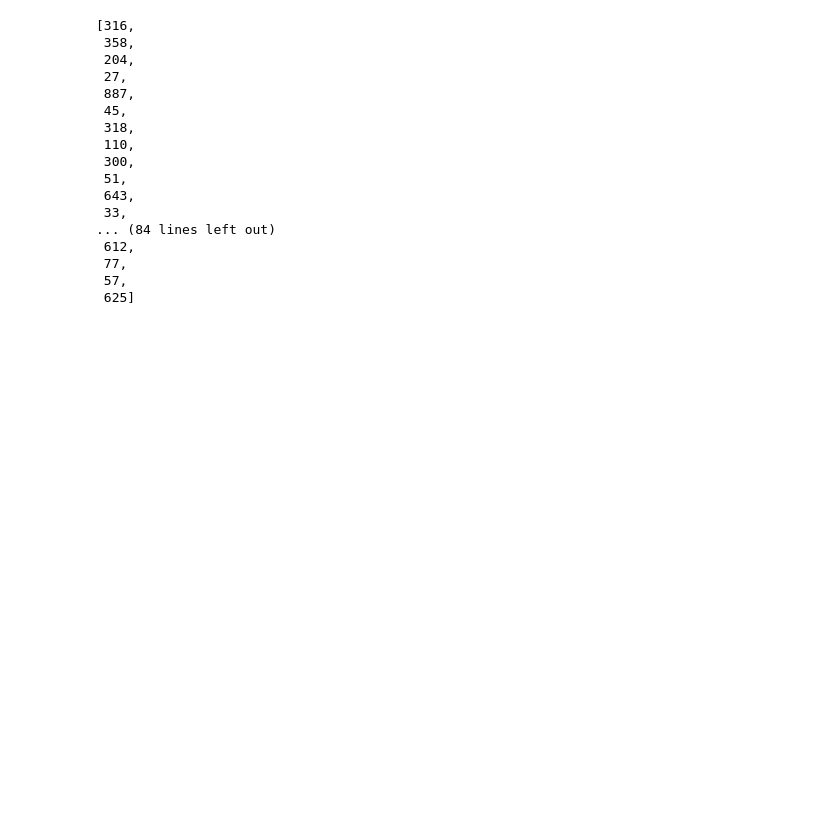
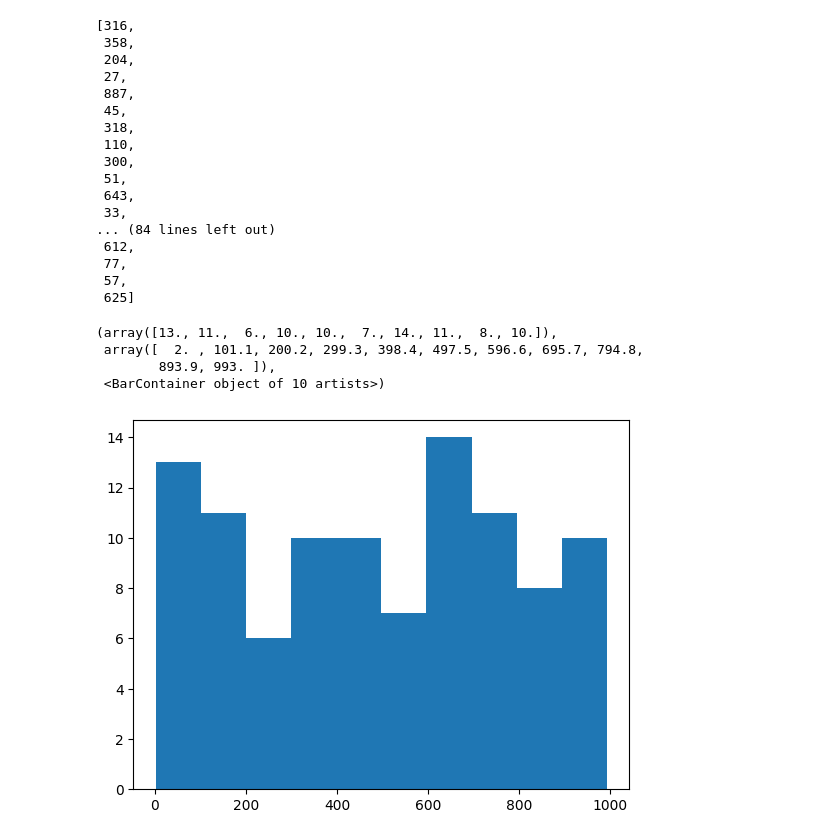
Before and after one commit to ludiemert/Data_Visualization_Matplotlib, a Jupyter notebook: Matplotlib.ipynb, the cells around one changed output. Cells and saved outputs as stored; diff of their text form; code cells hidden in the pictures; blank space fills up the shorter version.

Commit message:
add grafic estograma and img 19_grafic_estograma

```diff
--- a/Matplotlib.ipynb
+++ b/Matplotlib.ipynb
@@ -464,3 +464,13 @@ data # 100 valores de 1 ate 1000
  77,
  57,
  625]
+# %%
+# agora criar um estograma com esses valores, passando o data
+
+plt.hist(data)
+# %% [output]
+(array([13., 11.,  6., 10., 10.,  7., 14., 11.,  8., 10.]),
+ array([  2. , 101.1, 200.2, 299.3, 398.4, 497.5, 596.6, 695.7, 794.8,
+        893.9, 993. ]),
+ <BarContainer object of 10 artists>)
+[figure, added]
```
